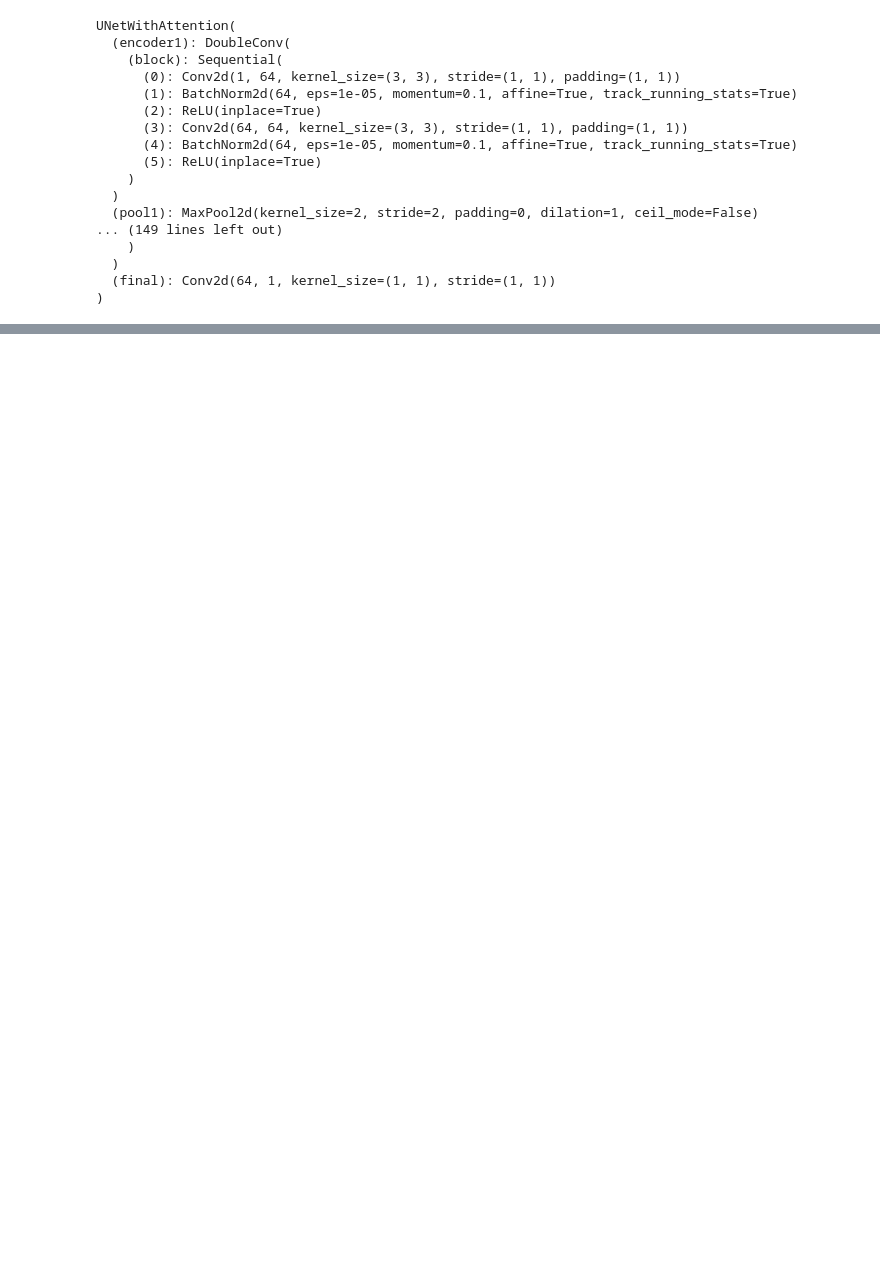
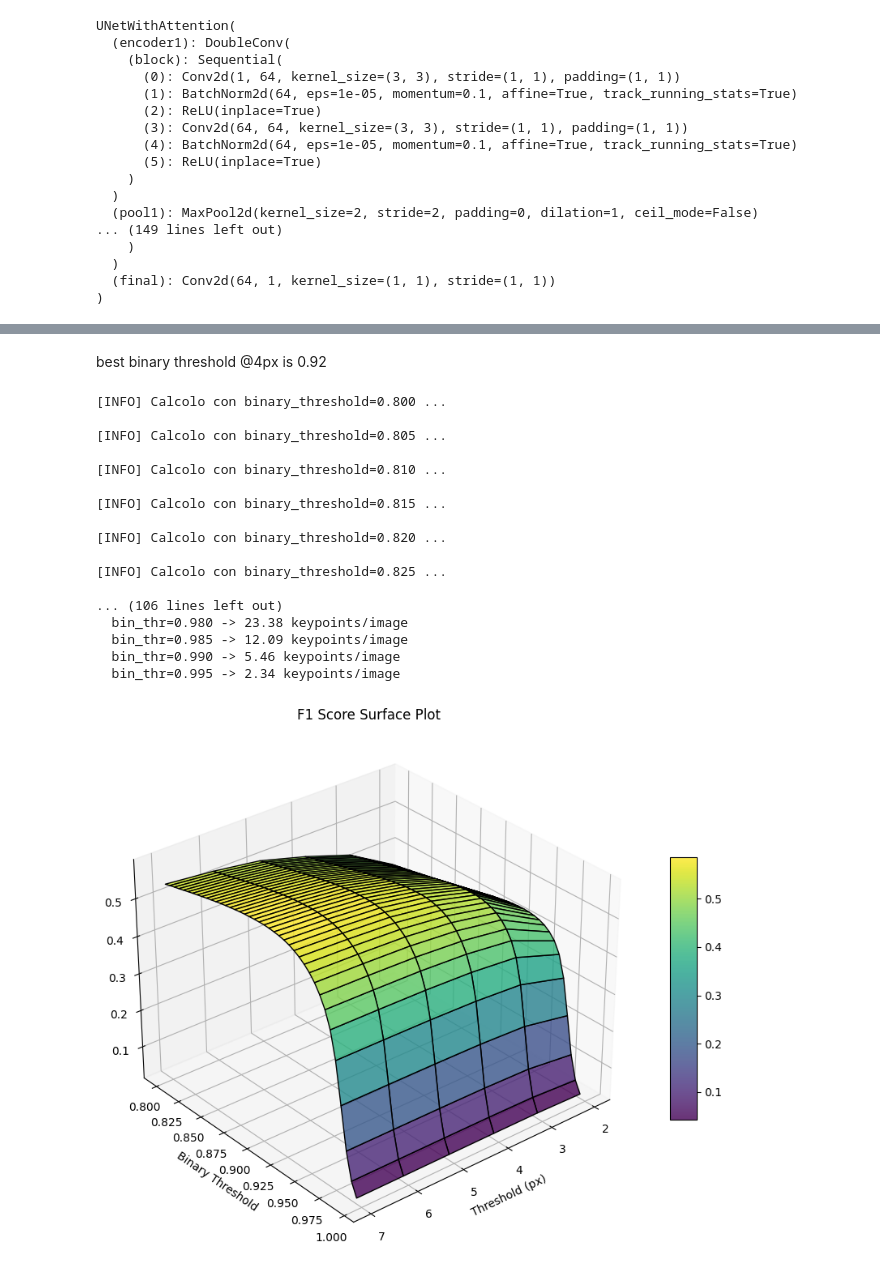
Before and after one commit to DanieleGhezzi25/A-Machine-Learning-Approach-for-Particle-Tracking-in-RICH-Detectors, a Jupyter notebook: UNet/SharedDataset/416px/inference_UNet416px.ipynb, the cells around one changed output, grey strips where cells are left out. Drawn from its saved outputs; the diff is of its cells as text; code cells hidden in the pictures; blank space fills up the shorter version.

```diff
--- a/UNet/SharedDataset/416px/inference_UNet416px.ipynb
+++ b/UNet/SharedDataset/416px/inference_UNet416px.ipynb
@@ -141,0 +169,35 @@ Evaluating model: /user/gr1/delphi/dghezzi/UNet/SharedDataset/416px/lossBCE0.5L1
+# %% [markdown]
+best binary threshold @4px is 0.92
+# %%
+from AttentionUnet import inference_F1map_unet
+
+datapath = '/user/gr1/delphi/dghezzi/SharedDataset_22500_2500_150_175_npy/UNet/416px'
+output_path = '/user/gr1/delphi/dghezzi/UNet/SharedDataset/416px/output'
+model_path = 'best_unet5.pth'
+
+f1_matrix = inference_F1map_unet(
+    dataset_path=datapath,
+    model_path=model_path,
+    img_size=416,
+    pixel_thresholds=[2,3,4,5,6,7],
+    binary_thresholds=np.arange(0.80, 1, 0.005)
+)
+# %% [output]
+[INFO] Calcolo con binary_threshold=0.800 ...
+
+[INFO] Calcolo con binary_threshold=0.805 ...
+
+[INFO] Calcolo con binary_threshold=0.810 ...
+
+[INFO] Calcolo con binary_threshold=0.815 ...
+
+[INFO] Calcolo con binary_threshold=0.820 ...
+
+[INFO] Calcolo con binary_threshold=0.825 ...
+
+... (106 lines left out)
+  bin_thr=0.980 -> 23.38 keypoints/image
+  bin_thr=0.985 -> 12.09 keypoints/image
+  bin_thr=0.990 -> 5.46 keypoints/image
+  bin_thr=0.995 -> 2.34 keypoints/image
+[figure, added]
```
Also changed, not shown: parts of 7 cells of this notebook, 29 other files.
